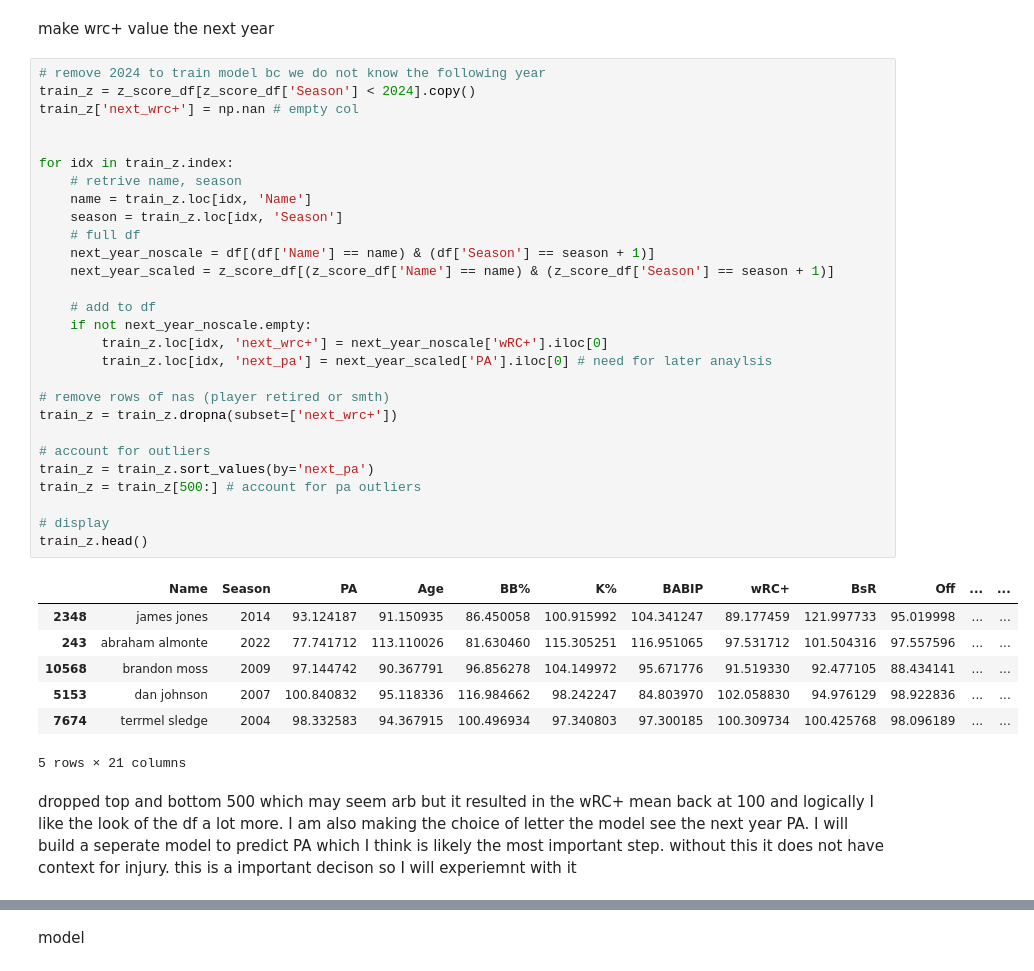
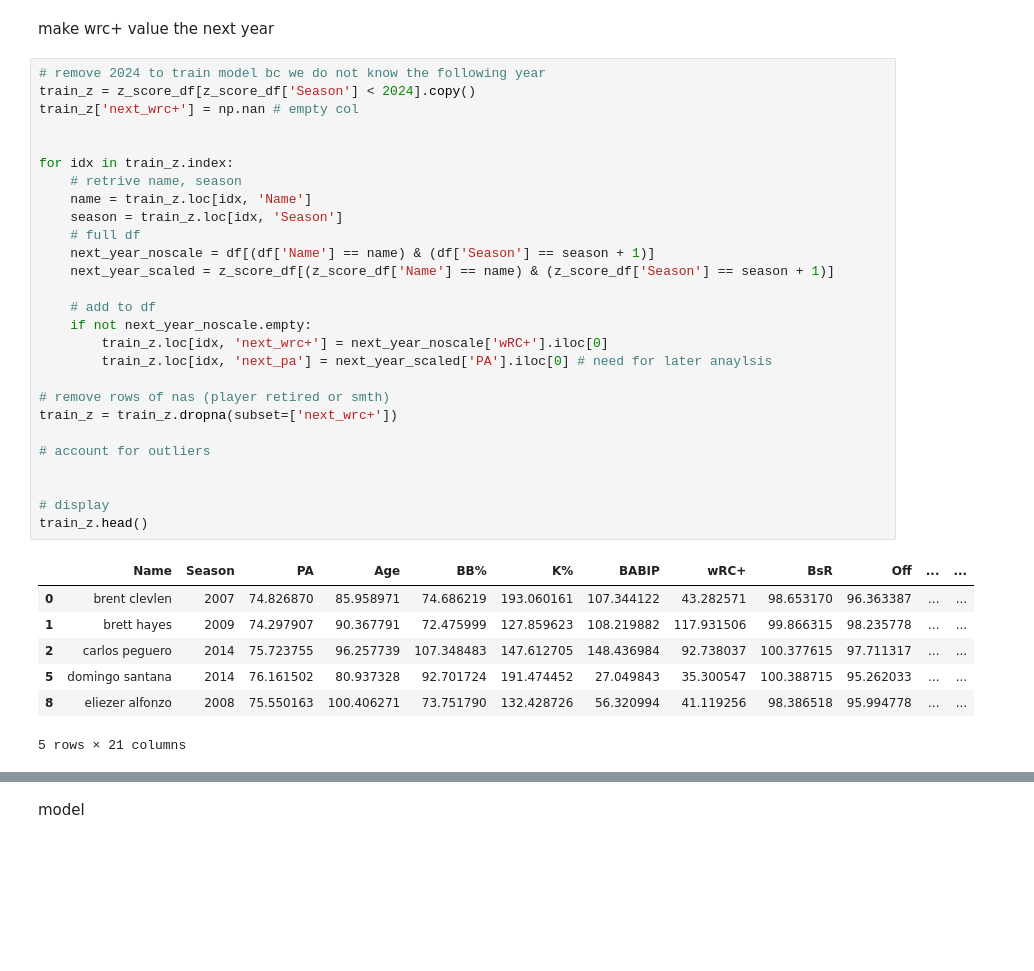
Before and after one commit to daltonlowery26/DIPS, a Jupyter notebook: models/wrc_models/wrc_regression/reg_02_24.ipynb, the cells around one changed output, grey strips where cells are left out. Saved outputs shown, nothing was run; the diff lists cells and outputs as text; blank space fills up the shorter version.

```diff
--- a/models/wrc_models/wrc_regression/reg_02_24.ipynb
+++ b/models/wrc_models/wrc_regression/reg_02_24.ipynb
@@ -119,38 +120,35 @@ make wrc+ value the next year
 # %%
 # remove 2024 to train model bc we do not know the following year
 train_z = z_score_df[z_score_df['Season'] < 2024].copy()
 train_z['next_wrc+'] = np.nan # empty col
 
 
 for idx in train_z.index:
     # retrive name, season
     name = train_z.loc[idx, 'Name']
     season = train_z.loc[idx, 'Season']
     # full df
     next_year_noscale = df[(df['Name'] == name) & (df['Season'] == season + 1)]
     next_year_scaled = z_score_df[(z_score_df['Name'] == name) & (z_score_df['Season'] == season + 1)]
 
     # add to df
     if not next_year_noscale.empty:
         train_z.loc[idx, 'next_wrc+'] = next_year_noscale['wRC+'].iloc[0]
         train_z.loc[idx, 'next_pa'] = next_year_scaled['PA'].iloc[0] # need for later anaylsis
 
 # remove rows of nas (player retired or smth)
 train_z = train_z.dropna(subset=['next_wrc+'])
 
 # account for outliers
-train_z = train_z.sort_values(by='next_pa')
-train_z = train_z[500:] # account for pa outliers
+
 
 # display
 train_z.head()
 # %% [output]
 |  | Name | Season | PA | Age | BB% | K% | BABIP | wRC+ | BsR | Off | ... | ... |
-| 2348 | james jones | 2014 | 93.124187 | 91.150935 | 86.450058 | 100.915992 | 104.341247 | 89.177459 | 121.997733 | 95.019998 | ... | ... |
-| 243 | abraham almonte | 2022 | 77.741712 | 113.110026 | 81.630460 | 115.305251 | 116.951065 | 97.531712 | 101.504316 | 97.557596 | ... | ... |
-| 10568 | brandon moss | 2009 | 97.144742 | 90.367791 | 96.856278 | 104.149972 | 95.671776 | 91.519330 | 92.477105 | 88.434141 | ... | ... |
-| 5153 | dan johnson | 2007 | 100.840832 | 95.118336 | 116.984662 | 98.242247 | 84.803970 | 102.058830 | 94.976129 | 98.922836 | ... | ... |
-| 7674 | terrmel sledge | 2004 | 98.332583 | 94.367915 | 100.496934 | 97.340803 | 97.300185 | 100.309734 | 100.425768 | 98.096189 | ... | ... |
+| 0 | brent clevlen | 2007 | 74.826870 | 85.958971 | 74.686219 | 193.060161 | 107.344122 | 43.282571 | 98.653170 | 96.363387 | ... | ... |
+| 1 | brett hayes | 2009 | 74.297907 | 90.367791 | 72.475999 | 127.859623 | 108.219882 | 117.931506 | 99.866315 | 98.235778 | ... | ... |
+| 2 | carlos peguero | 2014 | 75.723755 | 96.257739 | 107.348483 | 147.612705 | 148.436984 | 92.738037 | 100.377615 | 97.711317 | ... | ... |
+| 5 | domingo santana | 2014 | 76.161502 | 80.937328 | 92.701724 | 191.474452 | 27.049843 | 35.300547 | 100.388715 | 95.262033 | ... | ... |
+| 8 | eliezer alfonzo | 2008 | 75.550163 | 100.406271 | 73.751790 | 132.428726 | 56.320994 | 41.119256 | 98.386518 | 95.994778 | ... | ... |
 5 rows × 21 columns
-# %% [markdown]
-dropped top and bottom 500 which may seem arb but it resulted in the wRC+ mean back at 100 and logically I like the look of the df a lot more. I am also making the choice of letter the model see the next year PA. I will build a seperate model to predict PA which I think is likely the most important step. without this it does not have context for injury. this is a important decison so I will experiemnt with it
```
Also changed, not shown: parts of 15 cells of this notebook, 1 other file.
